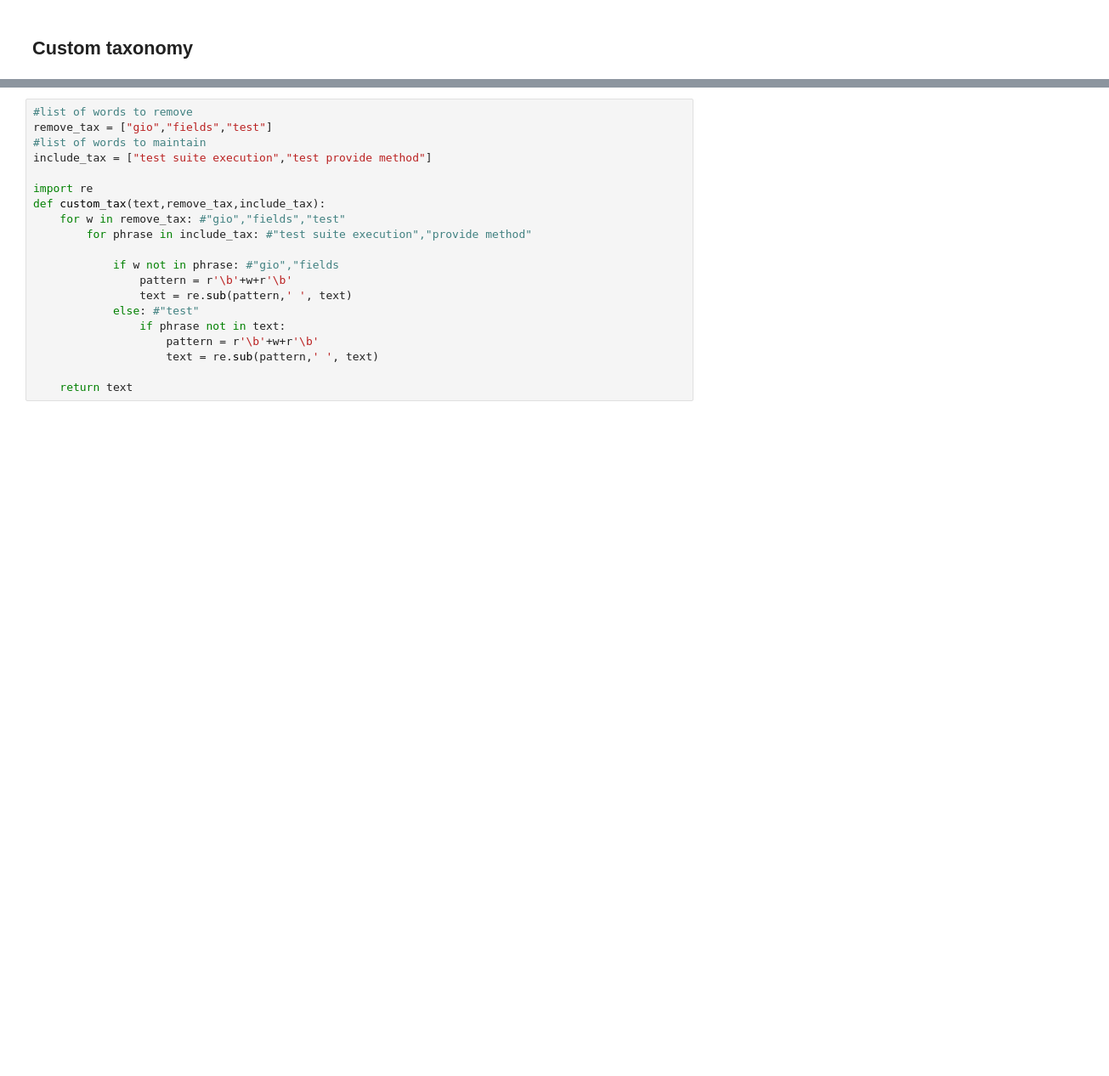
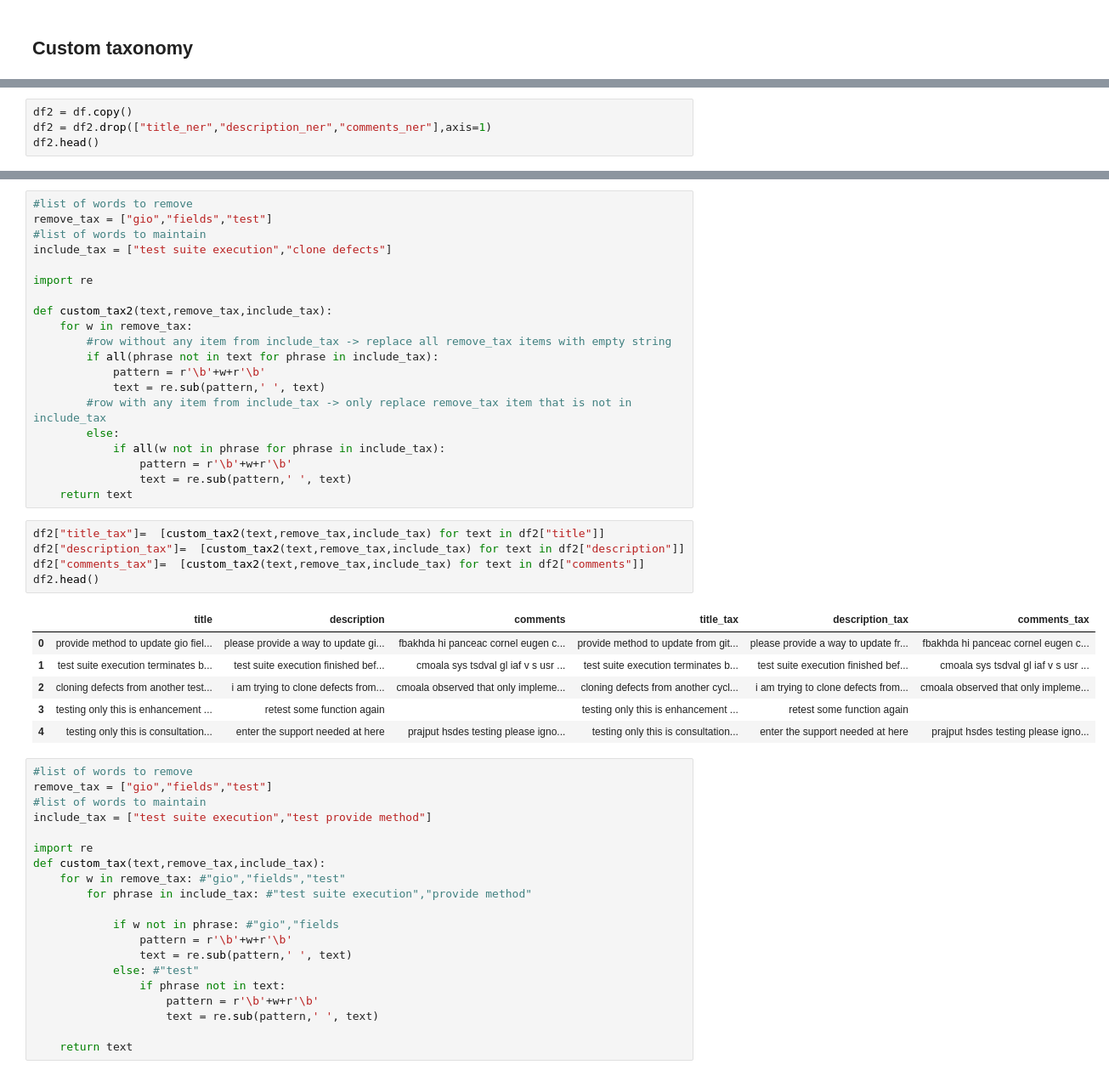
Before and after one commit to NicoleNL/ML-Track, a Jupyter notebook: Similarity_analytics_20210921.ipynb, the cells around one changed output, grey strips where cells are left out. Shown: that part at 85% size. Saved outputs shown, nothing was run; the diff lists cells and outputs as text; blank space fills up the shorter version.

```diff
--- a/Similarity_analytics_20210921.ipynb
+++ b/Similarity_analytics_20210921.ipynb
@@ -721,0 +594,4 @@ for w in remove_tax: #"gio","fields"
+# %%
+df2 = df.copy()
+df2 = df2.drop(["title_ner","description_ner","comments_ner"],axis=1)
+df2.head()
@@ -722,3 +648,35 @@ for w in remove_tax: #"gio","fields"
+# %%
+#list of words to remove
+remove_tax = ["gio","fields","test"]
+#list of words to maintain
+include_tax = ["test suite execution","clone defects"]
+
+import re
+
+def custom_tax2(text,remove_tax,include_tax):
+    for w in remove_tax:
+        #row without any item from include_tax -> replace all remove_tax items with empty string
+        if all(phrase not in text for phrase in include_tax):
+            pattern = r'\b'+w+r'\b'
+            text = re.sub(pattern,' ', text)
+        #row with any item from include_tax -> only replace remove_tax item that is not in include_tax
+        else:
+            if all(w not in phrase for phrase in include_tax):
+                pattern = r'\b'+w+r'\b'
+                text = re.sub(pattern,' ', text)
+    return text
+# %%
+df2["title_tax"]=  [custom_tax2(text,remove_tax,include_tax) for text in df2["title"]]
+df2["description_tax"]=  [custom_tax2(text,remove_tax,include_tax) for text in df2["description"]]
+df2["comments_tax"]=  [custom_tax2(text,remove_tax,include_tax) for text in df2["comments"]]
+df2.head()
+# %% [output]
+|  | title | description | comments | title_tax | description_tax | comments_tax |
+| 0 | provide method to update gio fiel... | please provide a way to update gi... | fbakhda hi panceac cornel eugen c... | provide method to update from git... | please provide a way to update fr... | fbakhda hi panceac cornel eugen c... |
+| 1 | test suite execution terminates b... | test suite execution finished bef... | cmoala sys tsdval gl iaf v s usr ... | test suite execution terminates b... | test suite execution finished bef... | cmoala sys tsdval gl iaf v s usr ... |
+| 2 | cloning defects from another test... | i am trying to clone defects from... | cmoala observed that only impleme... | cloning defects from another cycl... | i am trying to clone defects from... | cmoala observed that only impleme... |
+| 3 | testing only this is enhancement ... | retest some function again |  | testing only this is enhancement ... | retest some function again |  |
+| 4 | testing only this is consultation... | enter the support needed at here | prajput hsdes testing please igno... | testing only this is consultation... | enter the support needed at here | prajput hsdes testing please igno... |
 # %%
 #list of words to remove
 remove_tax = ["gio","fields","test"]
```
Also changed, not shown: parts of 32 cells of this notebook.
